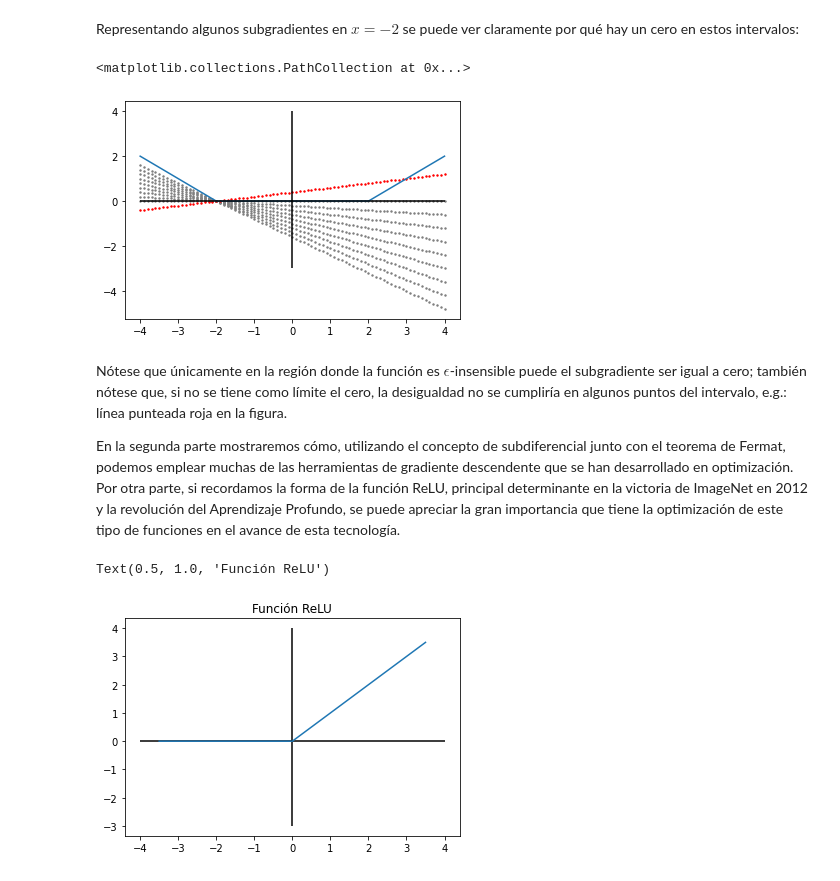
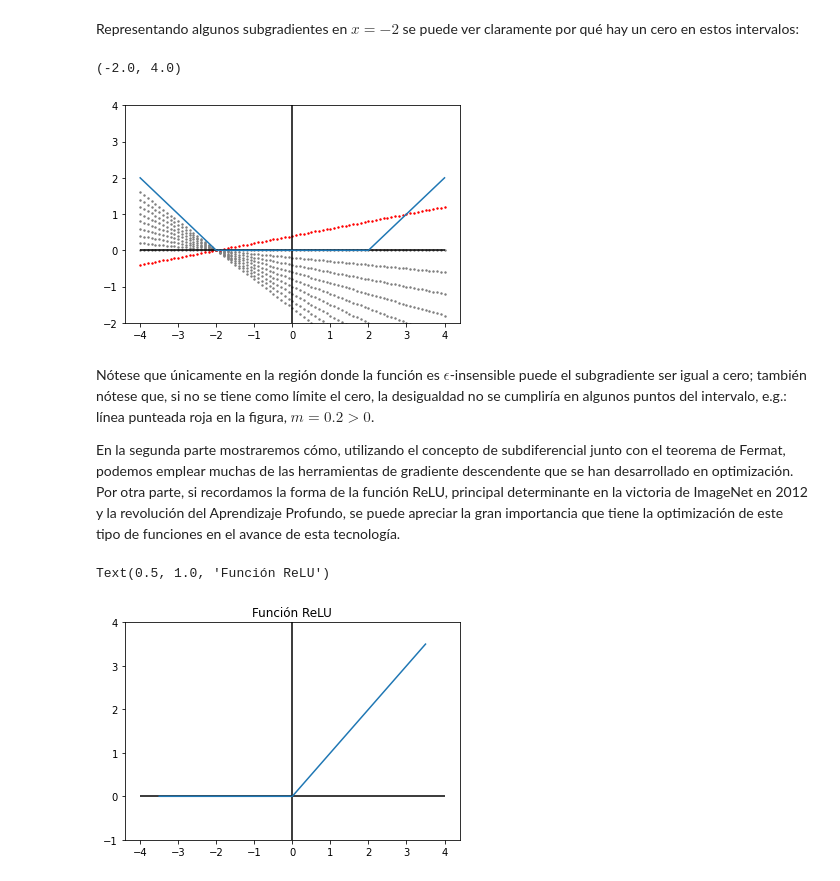
Before and after one commit to dcardonav/posts, a Jupyter notebook: svm.ipynb, the cells around one changed output. Cells and saved outputs as stored; diff of their text form; code cells hidden in the pictures.

```diff
--- a/svm.ipynb
+++ b/svm.ipynb
@@ -128,25 +131,25 @@ Representando algunos subgradientes en $x=-2$ se puede ver claramente por qué h
 # %%
 x = np.arange(-4, 4.1, 0.1)
 eps = 2
 f_eps = lambda x_0: max(0, abs(x_0)-eps)
 y = np.array(list(map(f_eps, x)))
 
-plt.plot(x, y)
-
 m = np.arange(-0.8, 0.1, 0.1)
 
 plt.hlines(y=0, xmin=-4, xmax=4, colors="black")
-plt.vlines(x=0, ymin=-3, ymax=4, colors="black")
+plt.vlines(x=0, ymin=-2, ymax=5, colors="black")
 
 for m in m:
     plt.scatter(x=x, y=((x+2)*m), c="gray", s=2)
 
 plt.scatter(x=x, y=((x+2)*0.2), c="red", s=2)
+plt.plot(x, y)
+plt.ylim((-2, 4))
 # %% [output]
-<matplotlib.collections.PathCollection at 0x...>
+(-2.0, 4.0)
-[figure, old version]
+[figure, new version]
 # %% [markdown]
-Nótese que únicamente en la región donde la función es $\epsilon$-insensible puede el subgradiente ser igual a cero; también nótese que, si no se tiene como límite el cero, la desigualdad no se cumpliría en algunos puntos del intervalo, e.g.: línea punteada roja en la figura.
+Nótese que únicamente en la región donde la función es $\epsilon$-insensible puede el subgradiente ser igual a cero; también nótese que, si no se tiene como límite el cero, la desigualdad no se cumpliría en algunos puntos del intervalo, e.g.: línea punteada roja en la figura, $m=0.2>0$.
 
 En la segunda parte mostraremos cómo, utilizando el concepto de subdiferencial junto con el teorema de Fermat, podemos emplear muchas de las herramientas de gradiente descendente que se han desarrollado en optimización. Por otra parte, si recordamos la forma de la función ReLU, principal determinante en la victoria de ImageNet en 2012 y la revolución del Aprendizaje Profundo, se puede apreciar la gran importancia que tiene la optimización de este tipo de funciones en el avance de esta tecnología.
 # %%
@@ -161,7 +164,8 @@ plt.plot(x, y)
 
 m = np.arange(-0.8, 0.1, 0.1)
 
+plt.ylim((-1, 4))
 plt.title("Función ReLU")
 # %% [output]
 Text(0.5, 1.0, 'Función ReLU')
-[figure, old version]
+[figure, new version]
```
Also changed, not shown: parts of 1 cell of this notebook.
